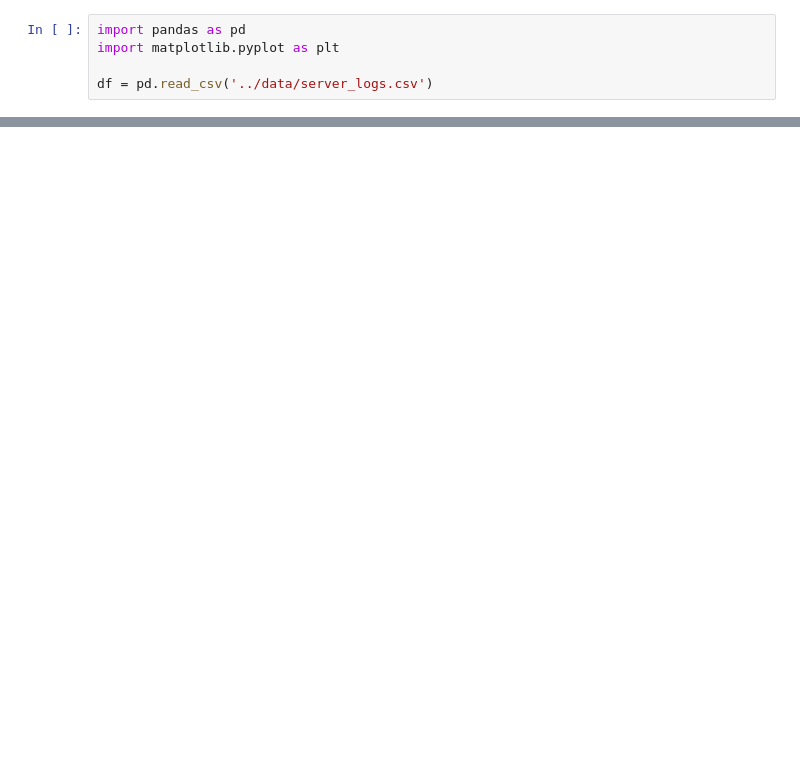
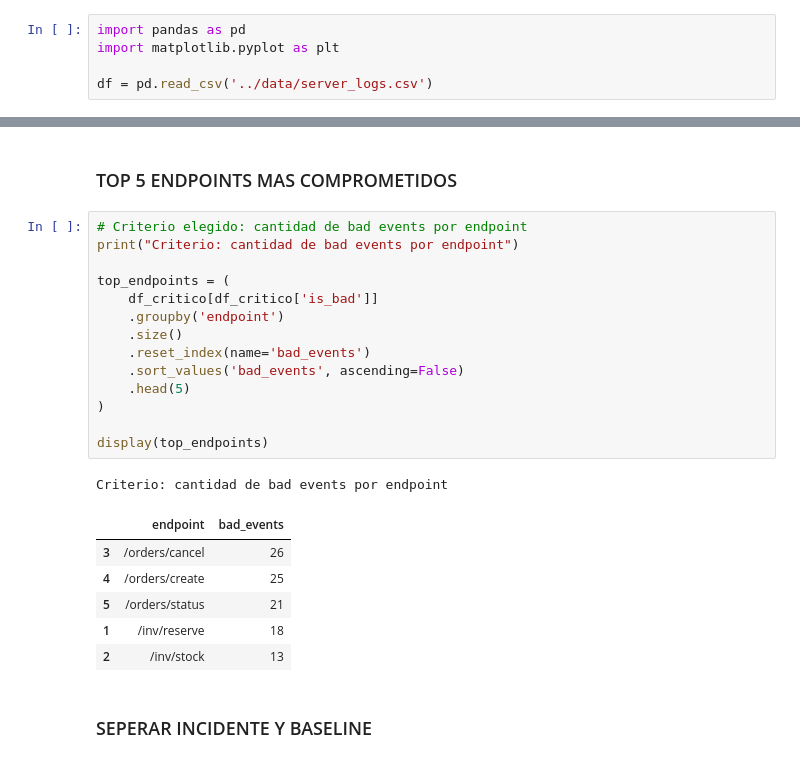
Before and after one commit to HugoFrancoo/TheHuddle-LogAnalytics, a Jupyter notebook: notebook/analisis_logs.ipynb, the cells around one changed output, grey strips where cells are left out. Cells and saved outputs as stored; diff of their text form; blank space fills up the shorter version.

```diff
--- a/notebook/analisis_logs.ipynb
+++ b/notebook/analisis_logs.ipynb
@@ -287,0 +183,26 @@ plt.show()
+# %% [markdown]
+### TOP 5 ENDPOINTS MAS COMPROMETIDOS
+# %%
+# Criterio elegido: cantidad de bad events por endpoint
+print("Criterio: cantidad de bad events por endpoint")
+
+top_endpoints = (
+    df_critico[df_critico['is_bad']]
+    .groupby('endpoint')
+    .size()
+    .reset_index(name='bad_events')
+    .sort_values('bad_events', ascending=False)
+    .head(5)
+)
+
+display(top_endpoints)
+# %% [output]
+Criterio: cantidad de bad events por endpoint
+|  | endpoint | bad_events |
+| 3 | /orders/cancel | 26 |
+| 4 | /orders/create | 25 |
+| 5 | /orders/status | 21 |
+| 1 | /inv/reserve | 18 |
+| 2 | /inv/stock | 13 |
+# %% [markdown]
+### SEPERAR INCIDENTE Y BASELINE
```
Also changed, not shown: parts of 37 cells of this notebook, 1 other file.
